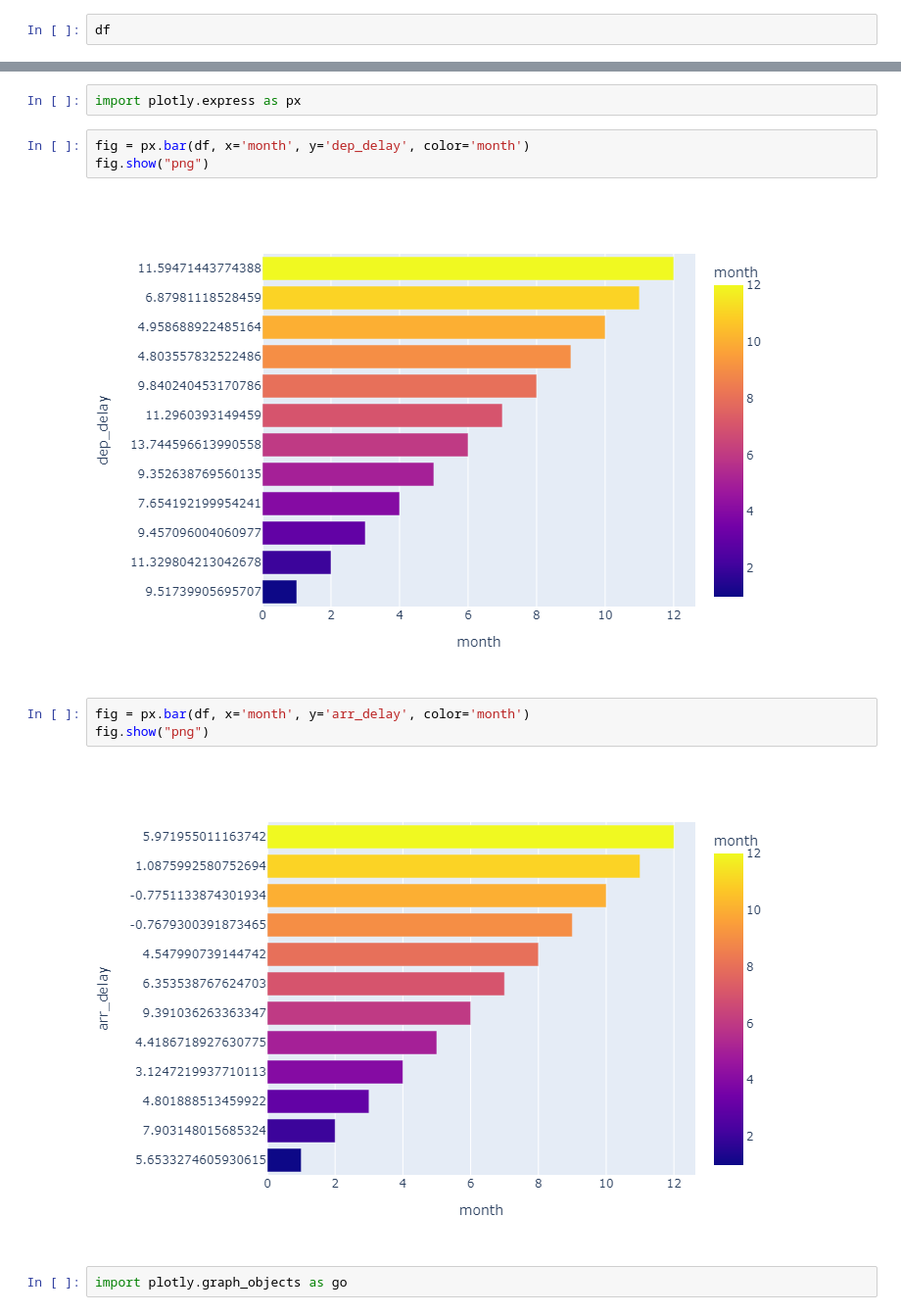
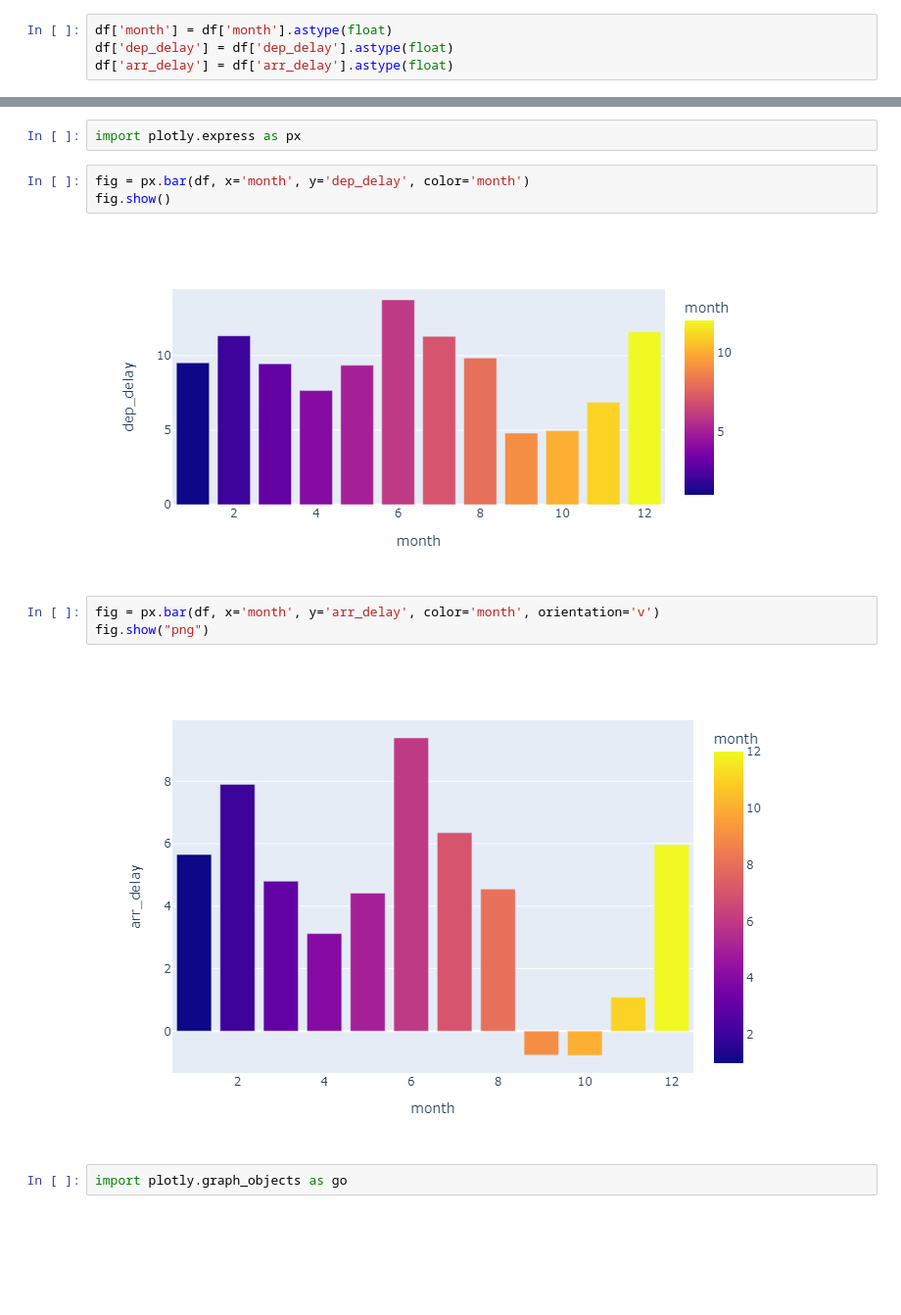
Before and after one commit to xkrystiandutka/BigData, a Jupyter notebook: airports/AverageDeepArrDelayByMonth.ipynb, the cells around one changed output, grey strips where cells are left out. Shown at 98% size. Cells and saved outputs as stored; diff of their text form; blank space fills up the shorter version.

Commit message:
A Y axis plotting issue (now the datatypes are the same)

```diff
--- a/airports/AverageDeepArrDelayByMonth.ipynb
+++ b/airports/AverageDeepArrDelayByMonth.ipynb
@@ -55,2 +71,4 @@ df = df.drop(columns='to_split')
 # %%
-df
+df['month'] = df['month'].astype(float)
+df['dep_delay'] = df['dep_delay'].astype(float)
+df['arr_delay'] = df['arr_delay'].astype(float)
@@ -72,14 +92,14 @@ df
 import plotly.express as px
 # %%
 fig = px.bar(df, x='month', y='dep_delay', color='month')
-fig.show("png")
+fig.show()
 # %% [output]
-[figure, old version]
+[figure, new version]
 # %%
-fig = px.bar(df, x='month', y='arr_delay', color='month')
+fig = px.bar(df, x='month', y='arr_delay', color='month', orientation='v')
 fig.show("png")
 # %% [output]
-[figure, old version]
+[figure, new version]
 # %%
 import plotly.graph_objects as go
 # %%
```
Also changed, not shown: parts of 5 cells of this notebook.
